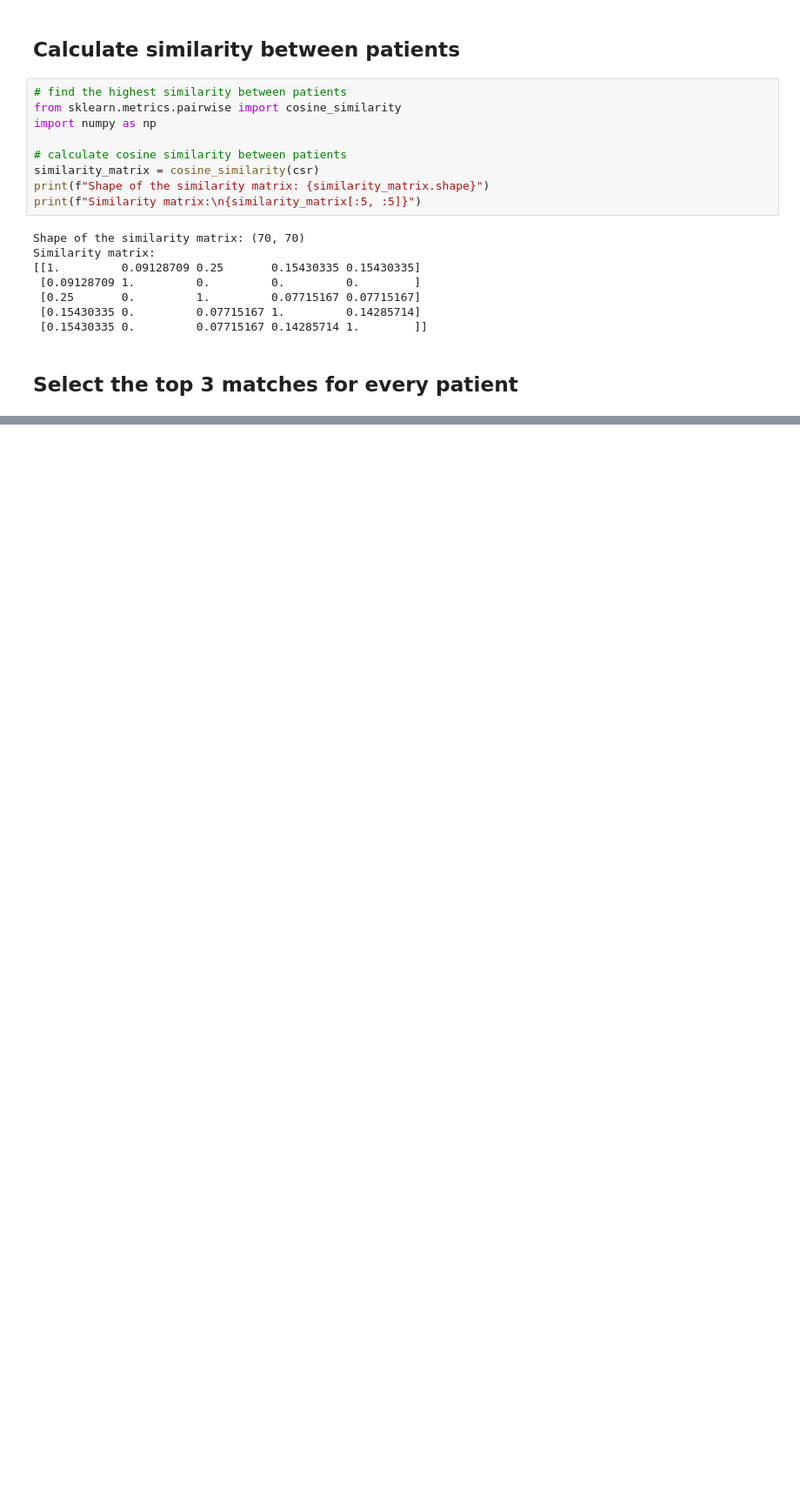
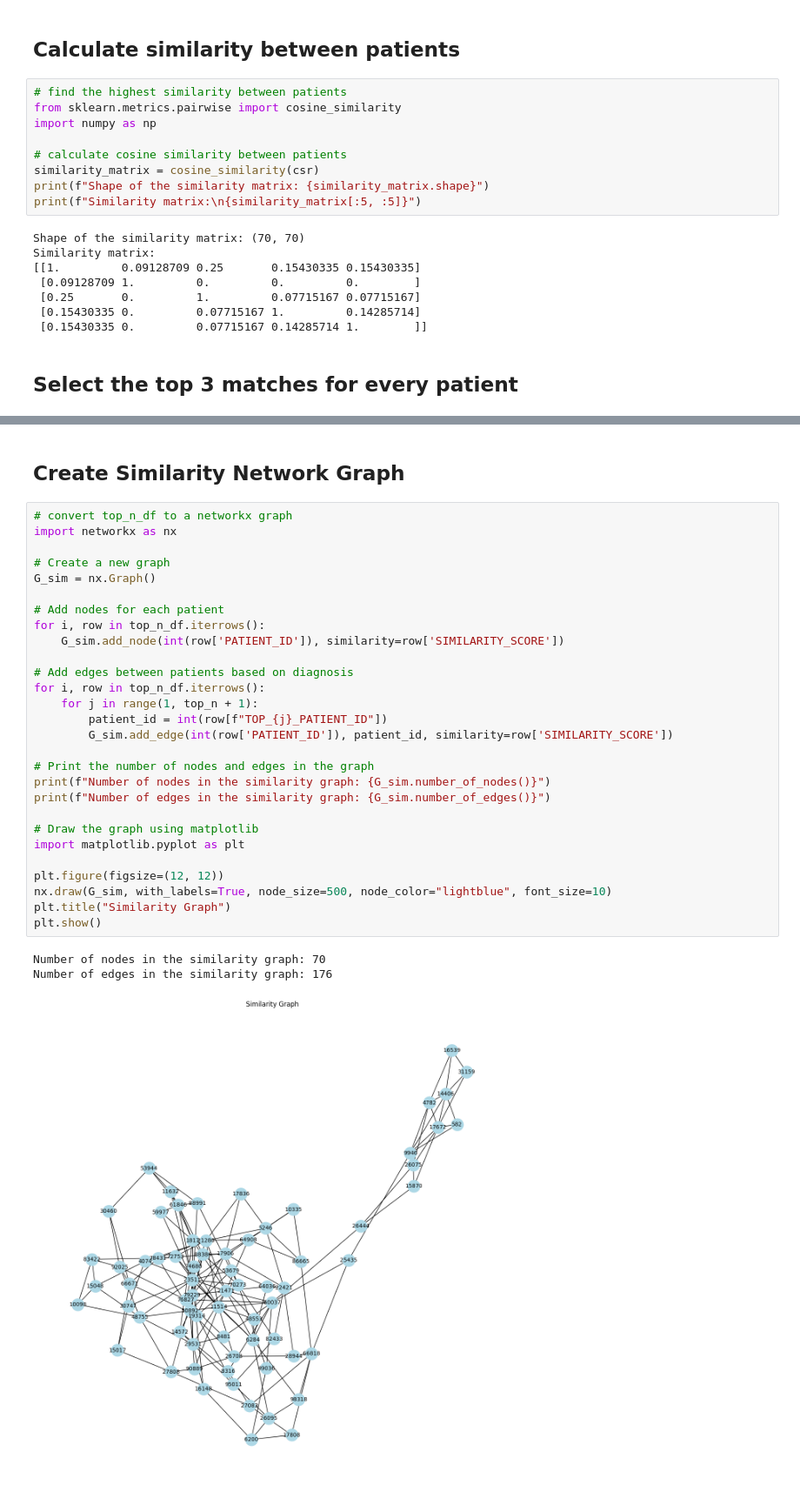
Before and after one commit to razzlemacher/ut-health-final-proj, a Jupyter notebook: 01-create-network-graph.ipynb, the cells around one changed output, grey strips where cells are left out. Shown: that part at 87% size. Saved outputs shown, nothing was run; the diff lists cells and outputs as text; blank space fills up the shorter version.

```diff
--- a/01-create-network-graph.ipynb
+++ b/01-create-network-graph.ipynb
@@ -474,4 +477,38 @@ top_n_df.head(5)
 | 2 | 2 | 72753 | 0.387298 | 23511 | 11514 | 21280 |
 | 3 | 3 | 64908 | 0.267261 | 1817 | 21471 | 23511 |
 | 4 | 4 | 70273 | 0.253546 | 17906 | 88386 | 23511 |
+# %% [markdown]
+## Create Similarity Network Graph
+# %%
+# convert top_n_df to a networkx graph
+import networkx as nx
+
+# Create a new graph
+G_sim = nx.Graph()
+
+# Add nodes for each patient
+for i, row in top_n_df.iterrows():
+    G_sim.add_node(int(row['PATIENT_ID']), similarity=row['SIMILARITY_SCORE'])
+
+# Add edges between patients based on diagnosis
+for i, row in top_n_df.iterrows():
+    for j in range(1, top_n + 1):
+        patient_id = int(row[f"TOP_{j}_PATIENT_ID"])
+        G_sim.add_edge(int(row['PATIENT_ID']), patient_id, similarity=row['SIMILARITY_SCORE'])
+
+# Print the number of nodes and edges in the graph
+print(f"Number of nodes in the similarity graph: {G_sim.number_of_nodes()}")
+print(f"Number of edges in the similarity graph: {G_sim.number_of_edges()}")
+
+# Draw the graph using matplotlib
+import matplotlib.pyplot as plt
+
+plt.figure(figsize=(12, 12))
+nx.draw(G_sim, with_labels=True, node_size=500, node_color="lightblue", font_size=10)
+plt.title("Similarity Graph")
+plt.show()
+# %% [output]
+Number of nodes in the similarity graph: 70
+Number of edges in the similarity graph: 176
+[figure, added]
 # %% [markdown]
```
Also changed, not shown: parts of 21 cells of this notebook, 1 other file.
